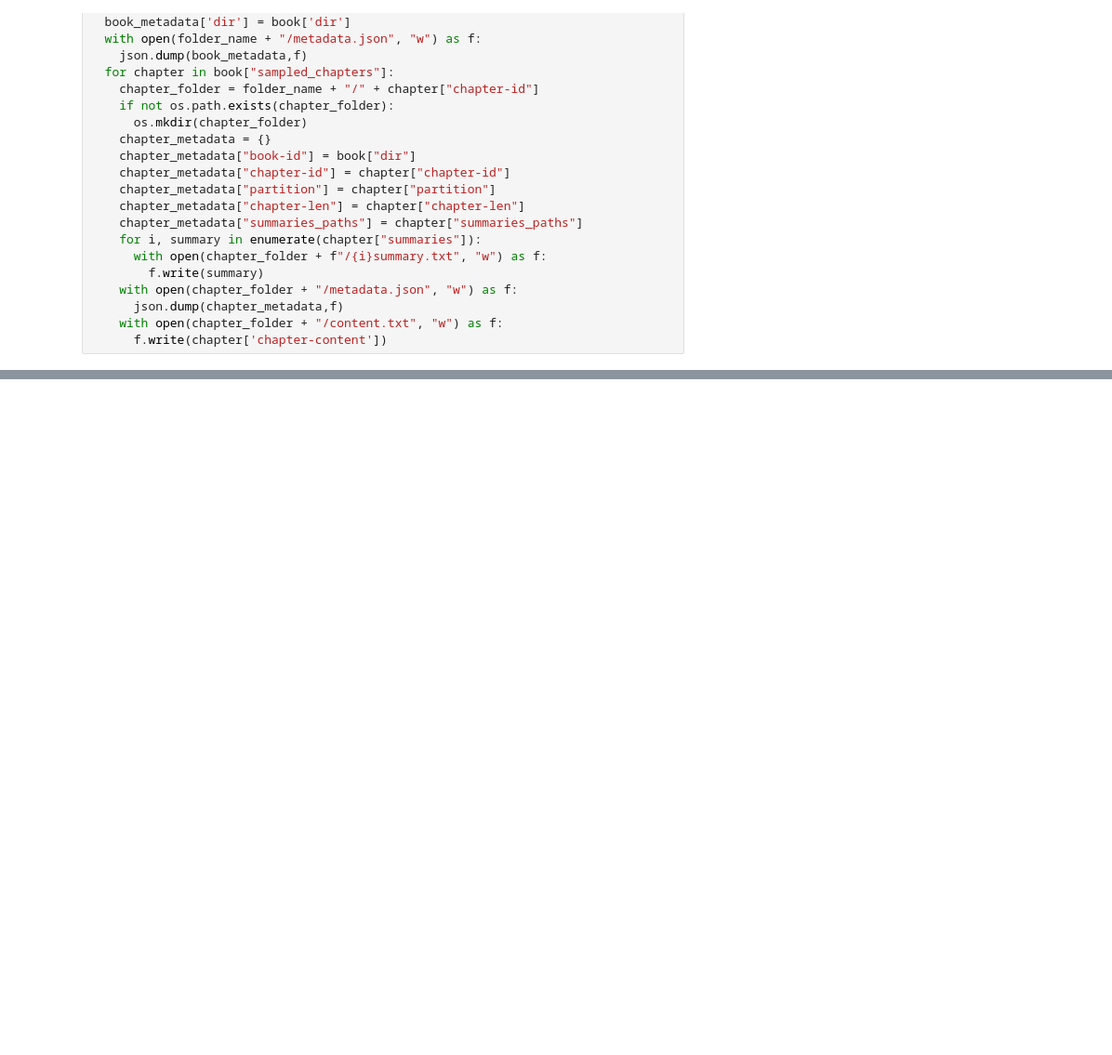
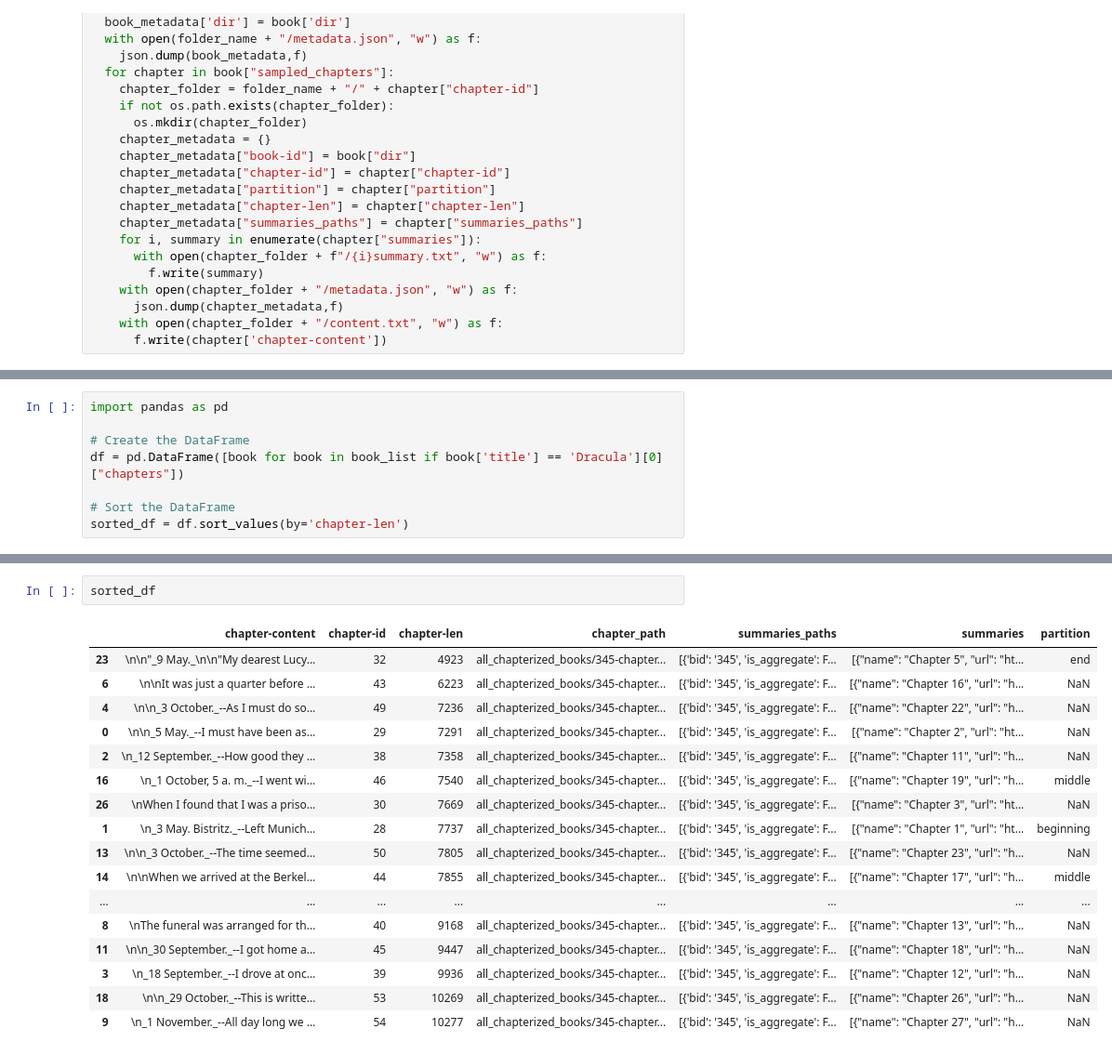
Before and after one commit to Lenguist/long-doc-summ, a Jupyter notebook: sample-booksum.ipynb, the cells around one changed output, grey strips where cells are left out. Shown at 93% size. Cells and saved outputs as stored; diff of their text form; blank space fills up the shorter version.

```diff
--- a/sample-booksum.ipynb
+++ b/sample-booksum.ipynb
@@ -265,0 +377,8 @@ for book in sample:
+# %%
+import pandas as pd
+
+# Create the DataFrame
+df = pd.DataFrame([book for book in book_list if book['title'] == 'Dracula'][0]["chapters"])
+
+# Sort the DataFrame
+sorted_df = df.sort_values(by='chapter-len')
@@ -265,0 +410,20 @@ for book in sample:
+# %%
+sorted_df
+# %% [output]
+|  | chapter-content | chapter-id | chapter-len | chapter_path | summaries_paths | summaries | partition |
+| 23 | \n\n"_9 May._\n\n"My dearest Lucy... | 32 | 4923 | all_chapterized_books/345-chapter... | [{'bid': '345', 'is_aggregate': F... | [{"name": "Chapter 5", "url": "ht... | end |
+| 6 | \n\nIt was just a quarter before ... | 43 | 6223 | all_chapterized_books/345-chapter... | [{'bid': '345', 'is_aggregate': F... | [{"name": "Chapter 16", "url": "h... | NaN |
+| 4 | \n\n_3 October._--As I must do so... | 49 | 7236 | all_chapterized_books/345-chapter... | [{'bid': '345', 'is_aggregate': F... | [{"name": "Chapter 22", "url": "h... | NaN |
+| 0 | \n\n_5 May._--I must have been as... | 29 | 7291 | all_chapterized_books/345-chapter... | [{'bid': '345', 'is_aggregate': F... | [{"name": "Chapter 2", "url": "ht... | NaN |
+| 2 | \n_12 September._--How good they ... | 38 | 7358 | all_chapterized_books/345-chapter... | [{'bid': '345', 'is_aggregate': F... | [{"name": "Chapter 11", "url": "h... | NaN |
+| 16 | \n_1 October, 5 a. m._--I went wi... | 46 | 7540 | all_chapterized_books/345-chapter... | [{'bid': '345', 'is_aggregate': F... | [{"name": "Chapter 19", "url": "h... | middle |
+| 26 | \nWhen I found that I was a priso... | 30 | 7669 | all_chapterized_books/345-chapter... | [{'bid': '345', 'is_aggregate': F... | [{"name": "Chapter 3", "url": "ht... | NaN |
+| 1 | \n_3 May. Bistritz._--Left Munich... | 28 | 7737 | all_chapterized_books/345-chapter... | [{'bid': '345', 'is_aggregate': F... | [{"name": "Chapter 1", "url": "ht... | beginning |
+| 13 | \n\n_3 October._--The time seemed... | 50 | 7805 | all_chapterized_books/345-chapter... | [{'bid': '345', 'is_aggregate': F... | [{"name": "Chapter 23", "url": "h... | NaN |
+| 14 | \n\nWhen we arrived at the Berkel... | 44 | 7855 | all_chapterized_books/345-chapter... | [{'bid': '345', 'is_aggregate': F... | [{"name": "Chapter 17", "url": "h... | middle |
+| ... | ... | ... | ... | ... | ... | ... | ... |
+| 8 | \nThe funeral was arranged for th... | 40 | 9168 | all_chapterized_books/345-chapter... | [{'bid': '345', 'is_aggregate': F... | [{"name": "Chapter 13", "url": "h... | NaN |
+| 11 | \n\n_30 September._--I got home a... | 45 | 9447 | all_chapterized_books/345-chapter... | [{'bid': '345', 'is_aggregate': F... | [{"name": "Chapter 18", "url": "h... | NaN |
+| 3 | \n_18 September._--I drove at onc... | 39 | 9936 | all_chapterized_books/345-chapter... | [{'bid': '345', 'is_aggregate': F... | [{"name": "Chapter 12", "url": "h... | NaN |
+| 18 | \n\n_29 October._--This is writte... | 53 | 10269 | all_chapterized_books/345-chapter... | [{'bid': '345', 'is_aggregate': F... | [{"name": "Chapter 26", "url": "h... | NaN |
+| 9 | \n_1 November._--All day long we ... | 54 | 10277 | all_chapterized_books/345-chapter... | [{'bid': '345', 'is_aggregate': F... | [{"name": "Chapter 27", "url": "h... | NaN |
```
Also changed, not shown: parts of 18 cells of this notebook, 8 other files.
